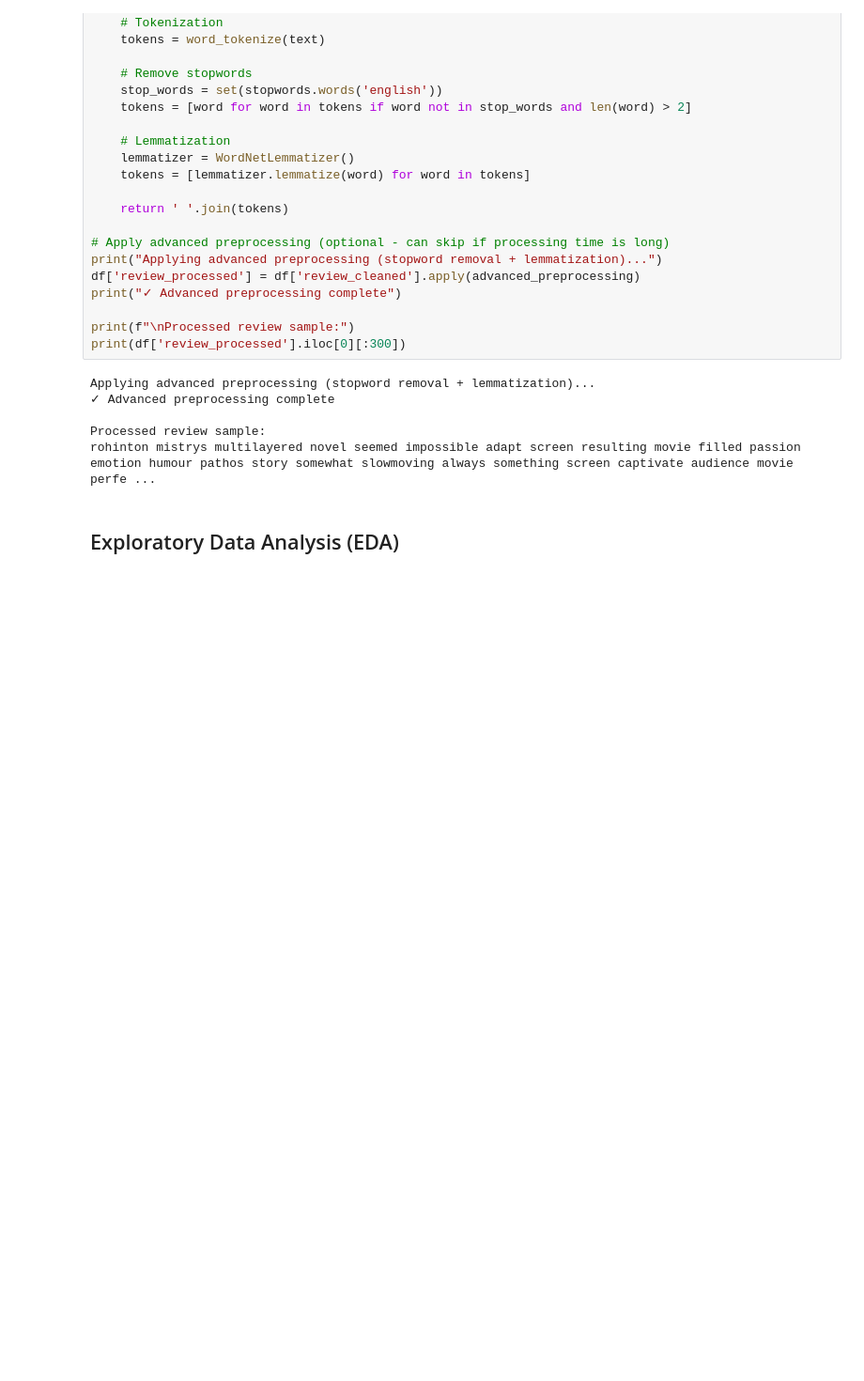
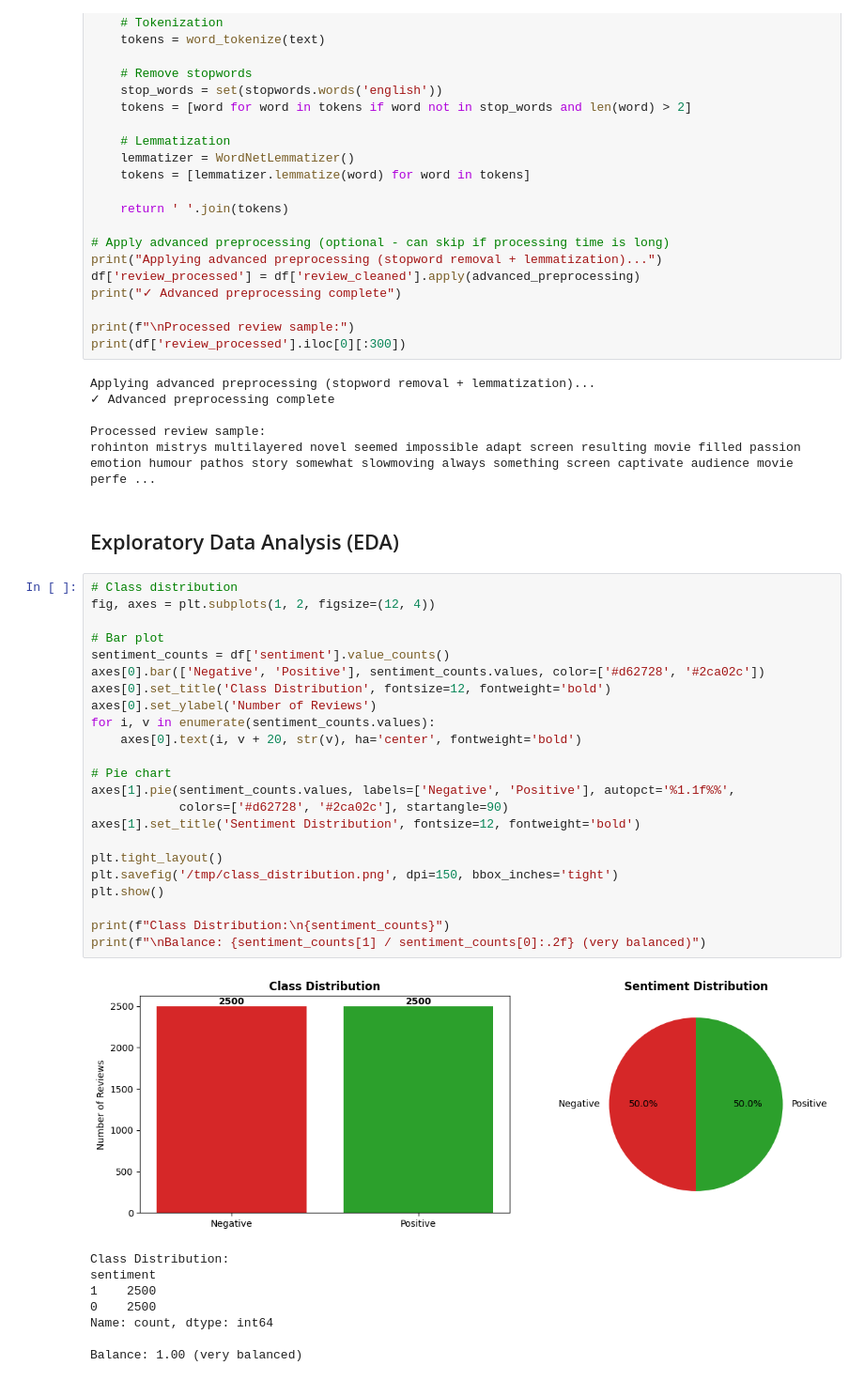
Before and after one commit to Dhrupad-05/Projects, a Jupyter notebook: Sentiment_Analysis_of_Movie_Reviews_using_SVM,_Logistic_Regression,_and_Naive_Bayes.ipynb, the cells around one changed output. Shown at 94% size. Cells and saved outputs as stored; diff of their text form; blank space fills up the shorter version.

```diff
--- a/Sentiment_Analysis_of_Movie_Reviews_using_SVM,_Logistic_Regression,_and_Naive_Bayes.ipynb
+++ b/Sentiment_Analysis_of_Movie_Reviews_using_SVM,_Logistic_Regression,_and_Naive_Bayes.ipynb
@@ -236,3 +236,35 @@ Processed review sample:
 rohinton mistrys multilayered novel seemed impossible adapt screen resulting movie filled passion emotion humour pathos story somewhat slowmoving always something screen captivate audience movie perfe ...
 # %% [markdown]
 ##  Exploratory Data Analysis (EDA)
+# %%
+# Class distribution
+fig, axes = plt.subplots(1, 2, figsize=(12, 4))
+
+# Bar plot
+sentiment_counts = df['sentiment'].value_counts()
+axes[0].bar(['Negative', 'Positive'], sentiment_counts.values, color=['#d62728', '#2ca02c'])
+axes[0].set_title('Class Distribution', fontsize=12, fontweight='bold')
+axes[0].set_ylabel('Number of Reviews')
+for i, v in enumerate(sentiment_counts.values):
+    axes[0].text(i, v + 20, str(v), ha='center', fontweight='bold')
+
+# Pie chart
+axes[1].pie(sentiment_counts.values, labels=['Negative', 'Positive'], autopct='%1.1f%%',
+            colors=['#d62728', '#2ca02c'], startangle=90)
+axes[1].set_title('Sentiment Distribution', fontsize=12, fontweight='bold')
+
+plt.tight_layout()
+plt.savefig('/tmp/class_distribution.png', dpi=150, bbox_inches='tight')
+plt.show()
+
+print(f"Class Distribution:\n{sentiment_counts}")
+print(f"\nBalance: {sentiment_counts[1] / sentiment_counts[0]:.2f} (very balanced)")
+# %% [output]
+[figure, added]
+Class Distribution:
+sentiment
+1    2500
+0    2500
+Name: count, dtype: int64
+
+Balance: 1.00 (very balanced)
```
